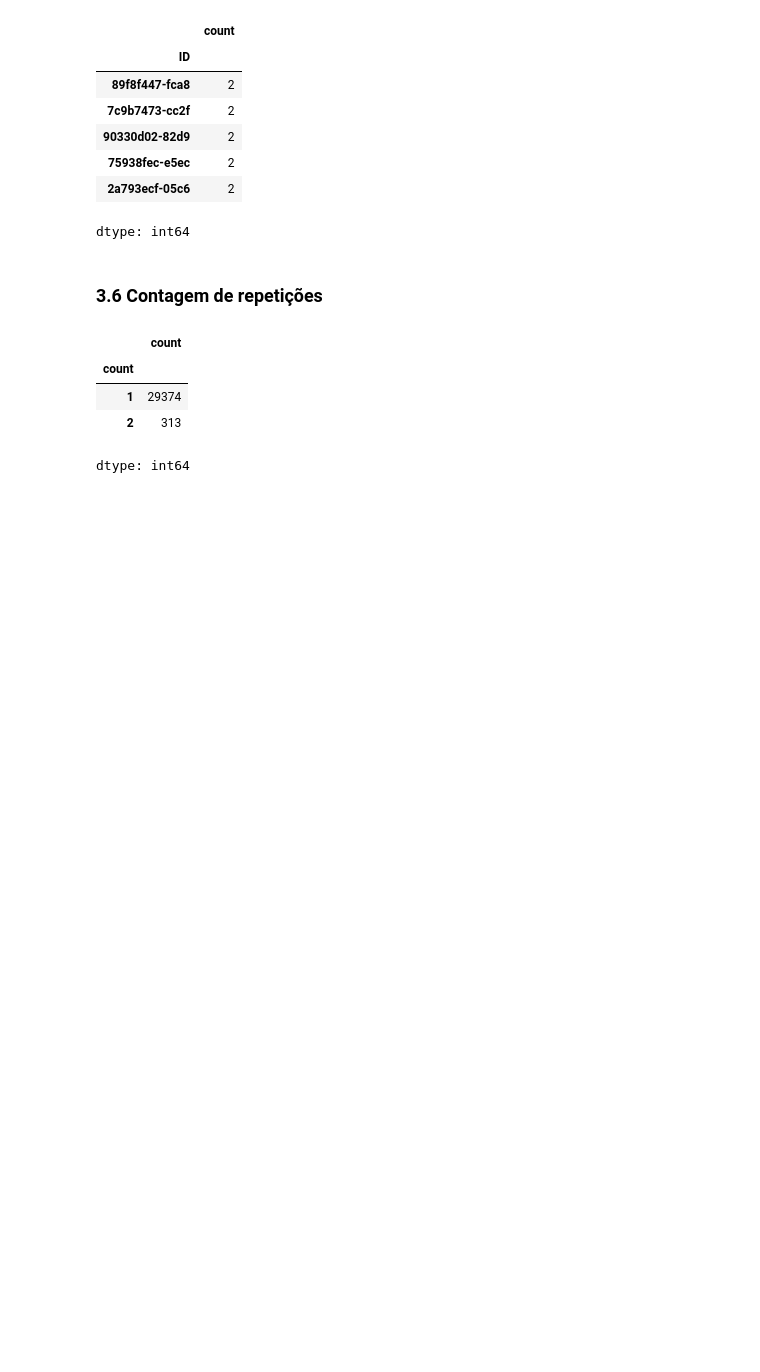
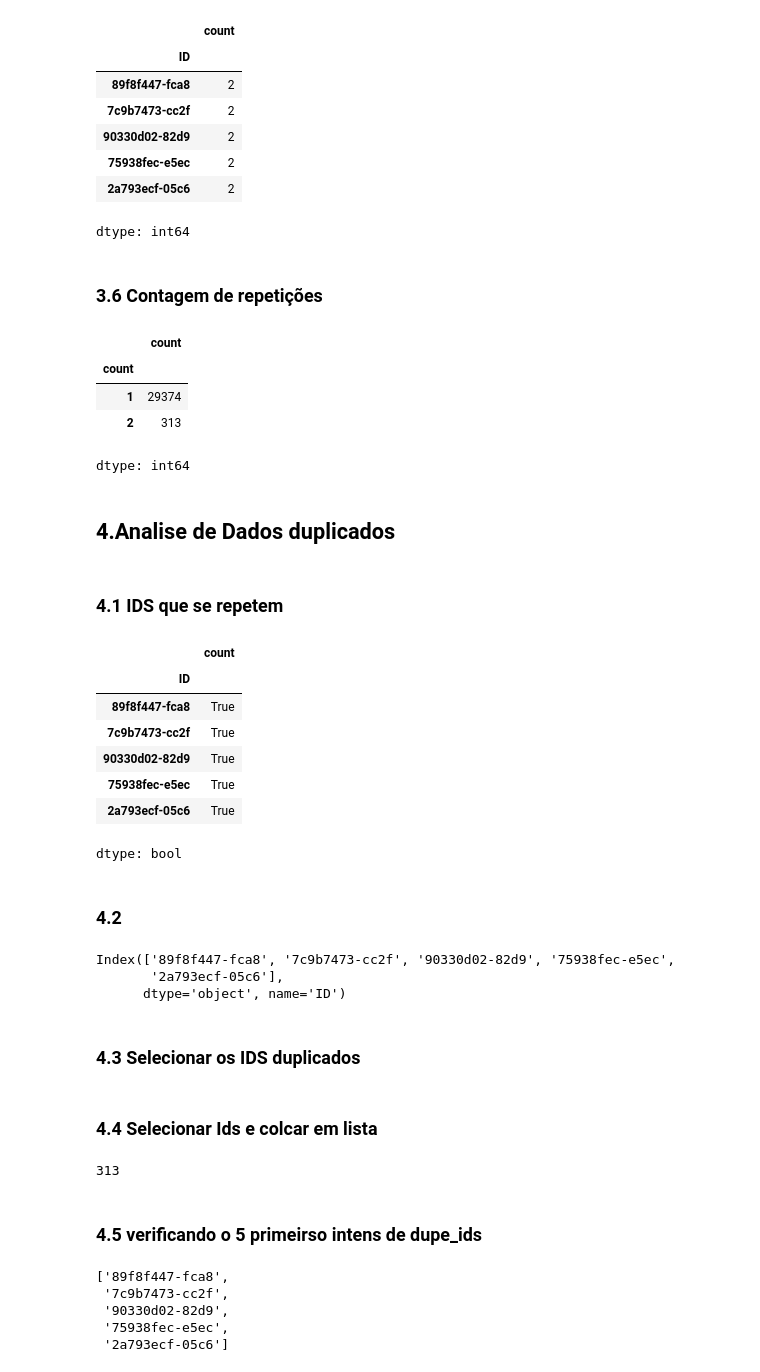
Before and after one commit to Geovani-Cp/curso-git, a Jupyter notebook: PrimeiroProjetoAnaliseDeDados.ipynb, the cells around one changed output. Drawn from its saved outputs; the diff is of its cells as text; code cells hidden in the pictures; blank space fills up the shorter version.

```diff
--- a/PrimeiroProjetoAnaliseDeDados.ipynb
+++ b/PrimeiroProjetoAnaliseDeDados.ipynb
@@ -97,3 +107,29 @@ id_counts.value_counts()
 | 1 | 29374 |
 | 2 | 313 |
 dtype: int64
+# %% [markdown]
+## 4.Analise de Dados duplicados
+# %% [markdown]
+### 4.1 IDS que se repetem
+# %%
+dupe_mask = id_counts == 2
+dupe_mask[:5]
+# %% [output]
+|  | count |
+| ID |  |
+| 89f8f447-fca8 | True |
+| 7c9b7473-cc2f | True |
+| 90330d02-82d9 | True |
+| 75938fec-e5ec | True |
+| 2a793ecf-05c6 | True |
+dtype: bool
+# %% [markdown]
+### 4.2
+# %%
+id_counts.index[:5]
+# %% [output]
+Index(['89f8f447-fca8', '7c9b7473-cc2f', '90330d02-82d9', '75938fec-e5ec',
+       '2a793ecf-05c6'],
+      dtype='object', name='ID')
+# %% [markdown]
+### 4.3 Selecionar os IDS duplicados
@@ -99,0 +138,17 @@ dtype: int64
+# %% [markdown]
+### 4.4 Selecionar Ids e colcar em lista
+# %%
+dupe_ids = list(dupe_ids)
+len(dupe_ids)
+# %% [output]
+313
+# %% [markdown]
+### 4.5 verificando o 5 primeirso intens de dupe_ids
+# %%
+dupe_ids[:5]
+# %% [output]
+['89f8f447-fca8',
+ '7c9b7473-cc2f',
+ '90330d02-82d9',
+ '75938fec-e5ec',
+ '2a793ecf-05c6']
```
Also changed, not shown: parts of 10 cells of this notebook.
